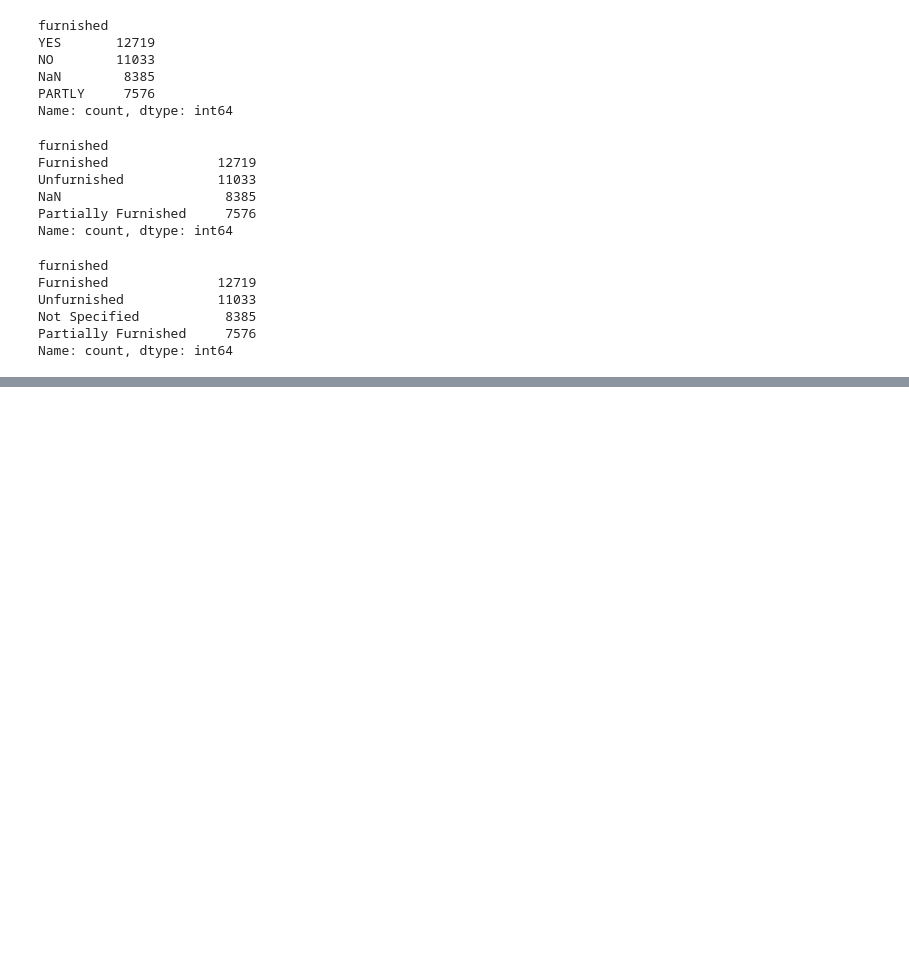
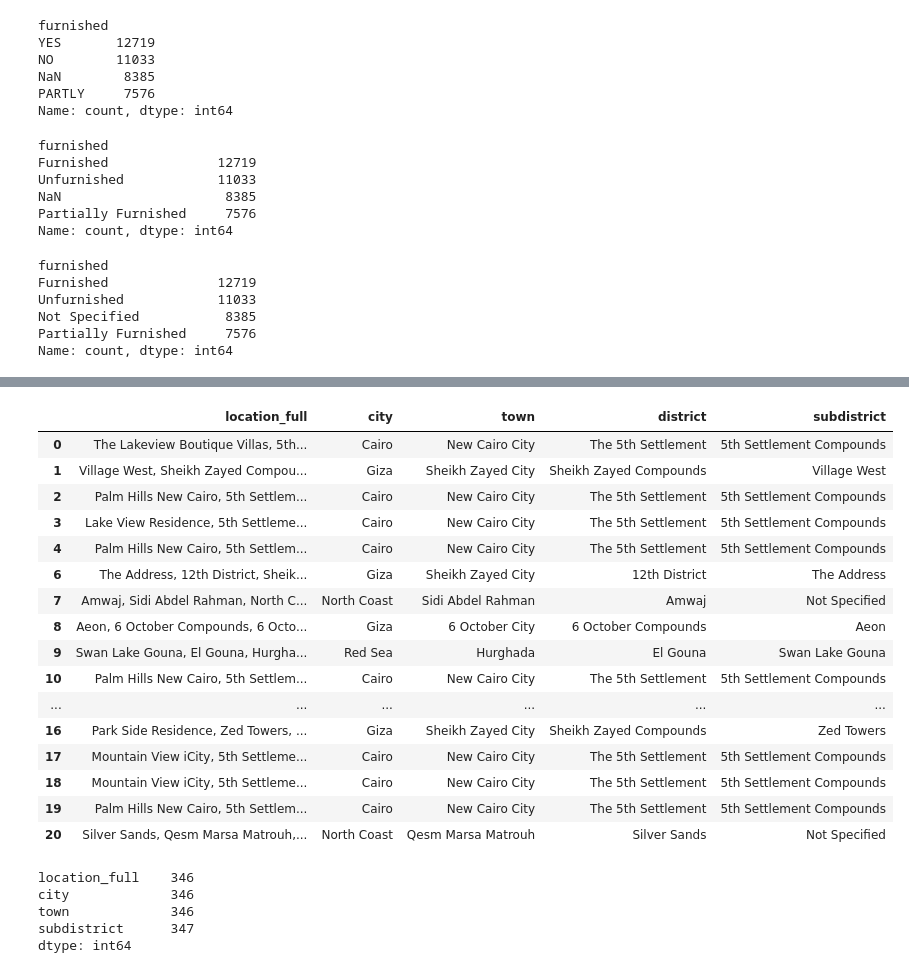
Before and after one commit to MohamedAtef721/Egypt-Real-Estate-Market-Analytics, a Jupyter notebook: Egypt_Real_Estate_EDA.ipynb, the cells around one changed output, grey strips where cells are left out. Cells and saved outputs as stored; diff of their text form; code cells hidden in the pictures; blank space fills up the shorter version.

```diff
--- a/Egypt_Real_Estate_EDA.ipynb
+++ b/Egypt_Real_Estate_EDA.ipynb
@@ -161,0 +237,34 @@ Name: count, dtype: int64
+# %%
+df.loc[
+    df["district"].notna(),
+    ["location_full", "city", "town", "district", "subdistrict"]
+].head(20)
+# %% [output]
+|  | location_full | city | town | district | subdistrict |
+| 0 | The Lakeview Boutique Villas, 5th... | Cairo | New Cairo City | The 5th Settlement | 5th Settlement Compounds |
+| 1 | Village West, Sheikh Zayed Compou... | Giza | Sheikh Zayed City | Sheikh Zayed Compounds | Village West |
+| 2 | Palm Hills New Cairo, 5th Settlem... | Cairo | New Cairo City | The 5th Settlement | 5th Settlement Compounds |
+| 3 | Lake View Residence, 5th Settleme... | Cairo | New Cairo City | The 5th Settlement | 5th Settlement Compounds |
+| 4 | Palm Hills New Cairo, 5th Settlem... | Cairo | New Cairo City | The 5th Settlement | 5th Settlement Compounds |
+| 6 | The Address, 12th District, Sheik... | Giza | Sheikh Zayed City | 12th District | The Address |
+| 7 | Amwaj, Sidi Abdel Rahman, North C... | North Coast | Sidi Abdel Rahman | Amwaj | Not Specified |
+| 8 | Aeon, 6 October Compounds, 6 Octo... | Giza | 6 October City | 6 October Compounds | Aeon |
+| 9 | Swan Lake Gouna, El Gouna, Hurgha... | Red Sea | Hurghada | El Gouna | Swan Lake Gouna |
+| 10 | Palm Hills New Cairo, 5th Settlem... | Cairo | New Cairo City | The 5th Settlement | 5th Settlement Compounds |
+| ... | ... | ... | ... | ... | ... |
+| 16 | Park Side Residence, Zed Towers, ... | Giza | Sheikh Zayed City | Sheikh Zayed Compounds | Zed Towers |
+| 17 | Mountain View iCity, 5th Settleme... | Cairo | New Cairo City | The 5th Settlement | 5th Settlement Compounds |
+| 18 | Mountain View iCity, 5th Settleme... | Cairo | New Cairo City | The 5th Settlement | 5th Settlement Compounds |
+| 19 | Palm Hills New Cairo, 5th Settlem... | Cairo | New Cairo City | The 5th Settlement | 5th Settlement Compounds |
+| 20 | Silver Sands, Qesm Marsa Matrouh,... | North Coast | Qesm Marsa Matrouh | Silver Sands | Not Specified |
+# %%
+district_nulls = df[df["district"].isna()]
+district_nulls[
+    ["location_full", "city", "town", "subdistrict"]
+].notna().sum()
+# %% [output]
+location_full    346
+city             346
+town             346
+subdistrict      347
+dtype: int64
```
Also changed, not shown: parts of 11 cells of this notebook.
